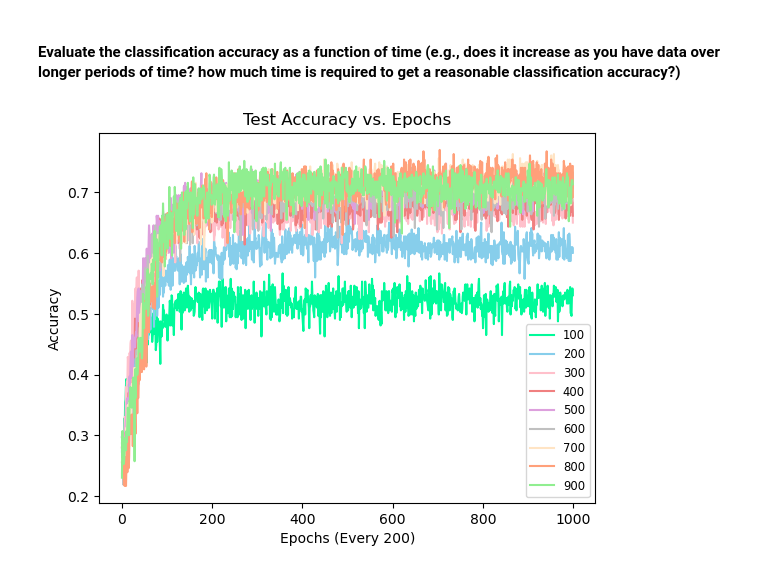
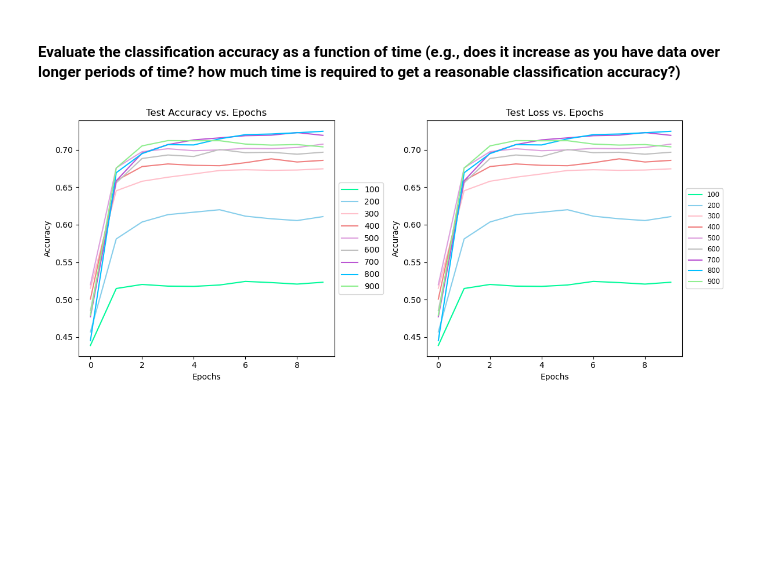
Before and after one commit to shiyunsun/NeuroBCI-Classification, a Jupyter notebook: model_train.ipynb, the cells around one changed output. Drawn from its saved outputs; the diff is of its cells as text; code cells hidden in the pictures; blank space fills up the shorter version.

Commit message:
Q3 loss graph updated

```diff
--- a/model_train.ipynb
+++ b/model_train.ipynb
@@ -155,7 +155,7 @@ train_loss, train_acc, val_loss, val_acc, test_loss, test_acc = model_train(1000
                                                                             dataloader,
                                                                             X_val, y_val,
                                                                             X_test, y_test,
-                                                                            600, mute=True)
+                                                                            700, mute=True)
 plot_history(train_loss, train_acc, val_loss, val_acc, test_loss, test_acc)
 print("Best test accuracy for Transformer is ", max(test_acc))
 # %% [output]
@@ -165,7 +165,8 @@ Best test accuracy for Transformer is  0.7562076749435666
 #### Evaluate the classification accuracy as a function of time (e.g., does it increase as you have data over longer periods of time? how much time is required to get a reasonable classification accuracy?)
 # %%
 seq_len = [100, 200, 300, 400, 500, 600, 700, 800, 900]
-history = []
+acc_history = []
+loss_history = []
 for l in seq_len:
     t_config = {'d_model':64,
             'nhead':8,
@@ -173,26 +174,43 @@ for l in seq_len:
             'dim_feedforward':64}
     transformer = Transformer(t_config)
     transformer_optimizer = optim.Adam(transformer.parameters(), lr=1e-3, weight_decay=1e-3)
-    train_loss, train_acc, val_loss, val_acc, test_loss, test_acc = model_train(1000,
+    train_loss, train_acc, val_loss, val_acc, test_loss, test_acc = model_train(1600,
                                                                                 transformer,
                                                                                 transformer_optimizer,
                                                                                 dataloader,
                                                                                 X_val, y_val,
                                                                                 X_test, y_test,
                                                                                 l, mute=True)
-    history.append(test_acc)
+    acc_history.append(test_acc)
+    loss_history.append(test_loss)
 # %%
-history = np.loadtxt('history.csv', delimiter=',',  dtype=None)
-colors = ['mediumspringgreen', 'skyblue', 'pink', 'lightcoral', 'plum', 'silver', 'bisque', 'lightsalmon', 'lightgreen']
+acc_history = np.loadtxt('history.csv', delimiter=',',  dtype=None)
+loss_history = np.loadtxt('history.csv', delimiter=',',  dtype=None)
+colors = ['mediumspringgreen', 'skyblue', 'pink',
+          'lightcoral', 'plum', 'silver',
+          'mediumorchid', 'deepskyblue', 'lightgreen']
+fig, axes = plt.subplots(1, 2, figsize=(12, 5))
 for i in range(len(seq_len)):
-    h = np.array(history[i])
-    #h = h.reshape(-1, 10)
-    #h = np.mean(h, axis=1)
-    plt.plot(h, label=seq_len[i], color=colors[i])
-plt.title("Test Accuracy vs. Epochs")
-plt.xlabel('Epochs')
-plt.ylabel('Accuracy')
-plt.legend(loc='lower right', fontsize='small')
+    acc = np.array(acc_history[i])
+    acc = acc.reshape(-1, 100)
+    acc = np.mean(acc, axis=1)
+    axes[0].plot(acc, label=seq_len[i], color=colors[i])
+
+    l = np.array(loss_history[i])
+    l = l.reshape(-1, 100)
+    l = np.mean(l, axis=1)
+    axes[1].plot(l, label=seq_len[i], color=colors[i])
+
+axes[0].set_title("Test Accuracy vs. Epochs")
+axes[0].set_xlabel('Epochs')
+axes[0].set_ylabel('Accuracy')
+axes[0].legend(loc='center left', bbox_to_anchor=(1, 0.5))
+
+axes[1].set_title("Test Loss vs. Epochs")
+axes[1].set_xlabel('Epochs')
+axes[1].set_ylabel('Accuracy')
+axes[1].legend(loc='center left', bbox_to_anchor=(1, 0.5), fontsize='small')
+plt.tight_layout()
 plt.show()
 # %% [output]
-[figure, old version]
+[figure, new version]
```
Also changed, not shown: parts of 5 cells of this notebook.
